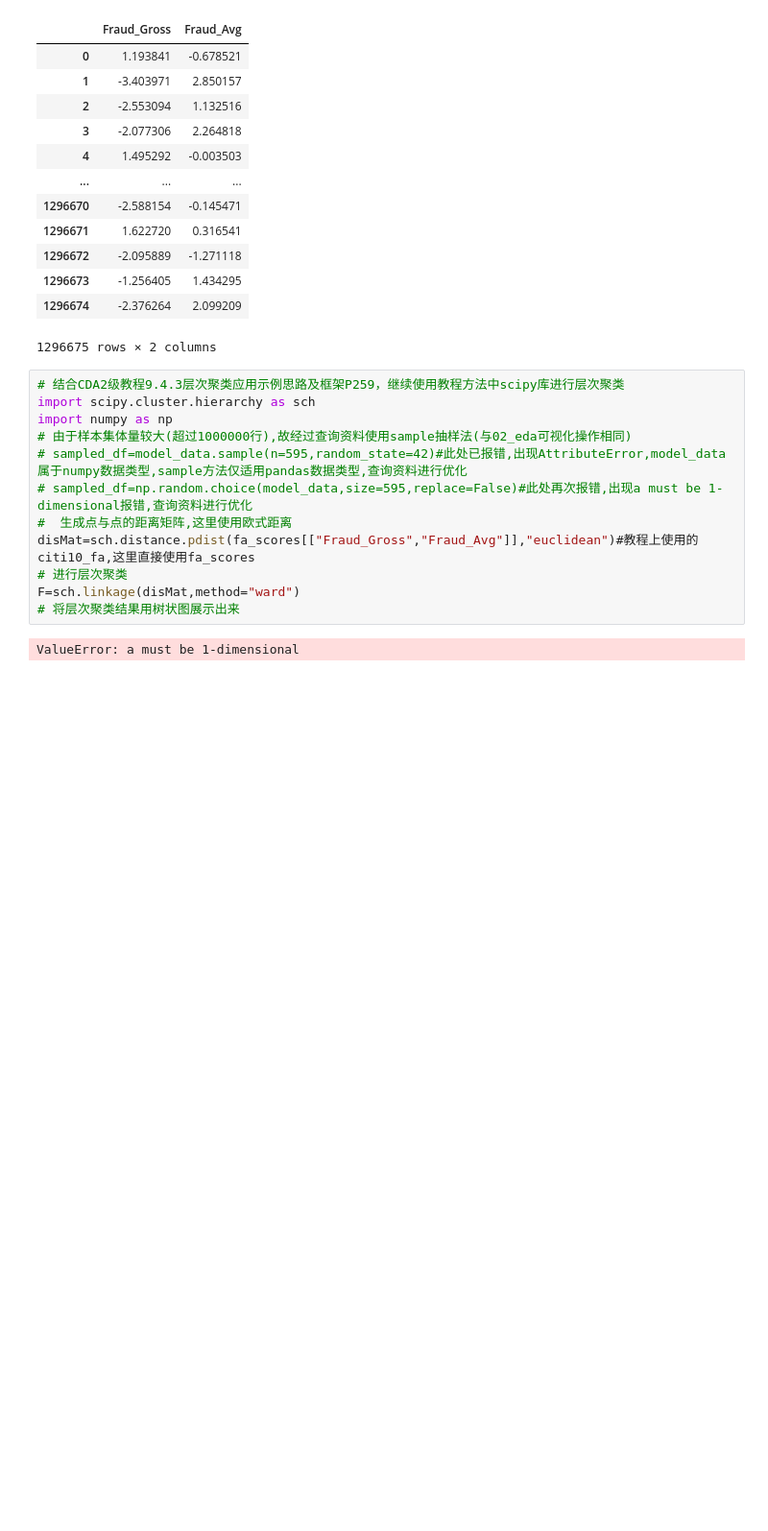
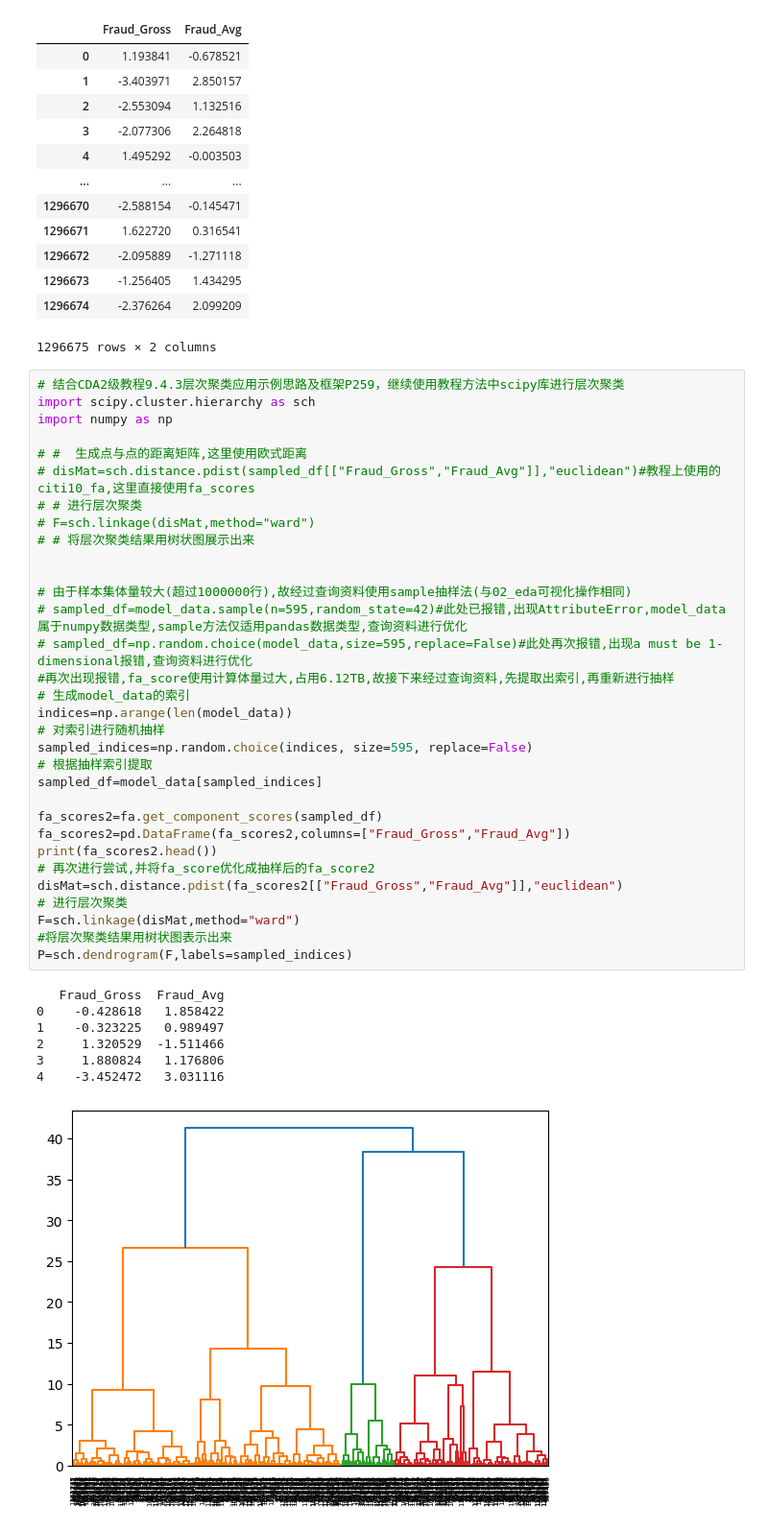
Before and after one commit to charles-justdoit/fraud-detection-audit.NAU-audit-acca--data-practice, a Jupyter notebook: 项目/notebooks/04_clustering(用户分群).ipynb, the cells around one changed output. Shown at 96% size. Saved outputs shown, nothing was run; the diff lists cells and outputs as text; blank space fills up the shorter version.

Commit message:
Add files via upload
2026/3/30 结合CDA2级教程9.4.3层次聚类应用示例思路及框架P259，继续使用教程方法中scipy库进行层次聚类 由于样本集体量较大(超过1000000行),故经过查询资料使用sample抽样法(与02_eda可视化操作相同) 报错,出现AttributeError,model_data属于numpy数据类型,sample方法仅适用pandas数据类型,查询资料进行优化查询资料进行优化
#再次出现报错,fa_score使用计算体量过大,占用6.12TB,故接下来经过查询资料,先提取出索引,再重新进行抽样 进行尝试,并将fa_score优化成抽样后的fa_score2 进行层次聚类将层次聚类结果用树状图表示出来,由于树状图分支极多,故不进行labels的设立,而且本人属于ACCA审计方向学生,模型调优难度相对较大,框架及思路严格按照CDA

```diff
--- a/项目/notebooks/04_clustering(用户分群).ipynb
+++ b/项目/notebooks/04_clustering(用户分群).ipynb
@@ -98,14 +98,40 @@ fa_scores
 # %%
 # 结合CDA2级教程9.4.3层次聚类应用示例思路及框架P259，继续使用教程方法中scipy库进行层次聚类
 import scipy.cluster.hierarchy as sch
 import numpy as np
+
+# #  生成点与点的距离矩阵,这里使用欧式距离
+# disMat=sch.distance.pdist(sampled_df[["Fraud_Gross","Fraud_Avg"]],"euclidean")#教程上使用的citi10_fa,这里直接使用fa_scores
+# # 进行层次聚类
+# F=sch.linkage(disMat,method="ward")
+# # 将层次聚类结果用树状图展示出来
+
+
 # 由于样本集体量较大(超过1000000行),故经过查询资料使用sample抽样法(与02_eda可视化操作相同)
 # sampled_df=model_data.sample(n=595,random_state=42)#此处已报错,出现AttributeError,model_data属于numpy数据类型,sample方法仅适用pandas数据类型,查询资料进行优化
 # sampled_df=np.random.choice(model_data,size=595,replace=False)#此处再次报错,出现a must be 1-dimensional报错,查询资料进行优化
-#  生成点与点的距离矩阵,这里使用欧式距离
-disMat=sch.distance.pdist(fa_scores[["Fraud_Gross","Fraud_Avg"]],"euclidean")#教程上使用的citi10_fa,这里直接使用fa_scores
+#再次出现报错,fa_score使用计算体量过大,占用6.12TB,故接下来经过查询资料,先提取出索引,再重新进行抽样
+# 生成model_data的索引
+indices=np.arange(len(model_data))
+# 对索引进行随机抽样
+sampled_indices=np.random.choice(indices, size=595, replace=False)
+# 根据抽样索引提取
+sampled_df=model_data[sampled_indices]
+
+fa_scores2=fa.get_component_scores(sampled_df)
+fa_scores2=pd.DataFrame(fa_scores2,columns=["Fraud_Gross","Fraud_Avg"])
+print(fa_scores2.head())
+# 再次进行尝试,并将fa_score优化成抽样后的fa_score2
+disMat=sch.distance.pdist(fa_scores2[["Fraud_Gross","Fraud_Avg"]],"euclidean")
 # 进行层次聚类
 F=sch.linkage(disMat,method="ward")
-# 将层次聚类结果用树状图展示出来
+#将层次聚类结果用树状图表示出来
+P=sch.dendrogram(F,labels=sampled_indices)
 # %% [output]
-ValueError: a must be 1-dimensional
+   Fraud_Gross  Fraud_Avg
+0    -0.428618   1.858422
+1    -0.323225   0.989497
+2     1.320529  -1.511466
+3     1.880824   1.176806
+4    -3.452472   3.031116
+[figure, added]
```
